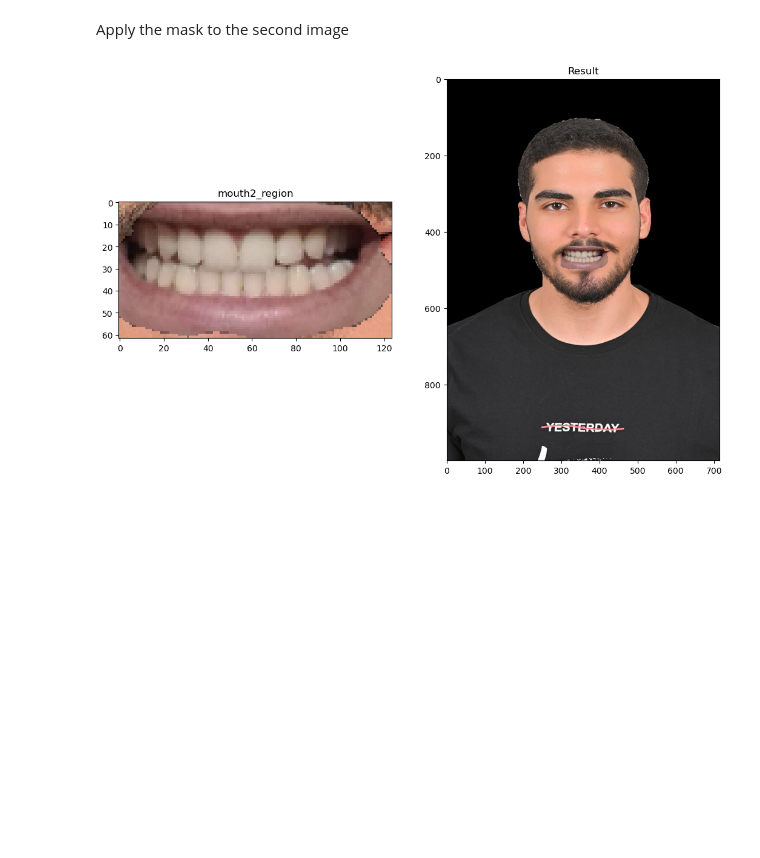
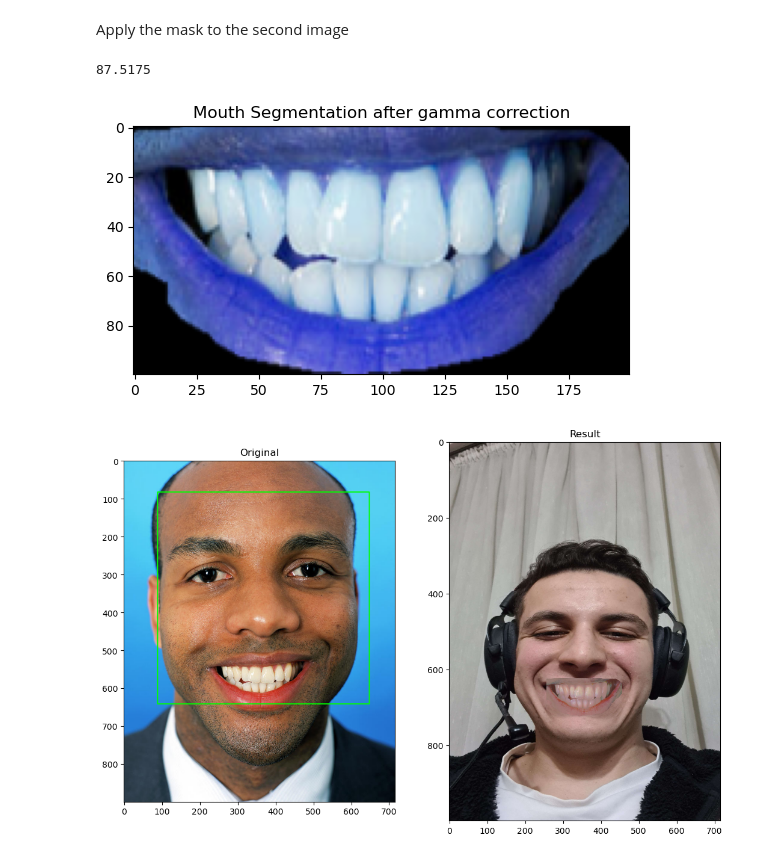
Before and after one commit to yosamah/Image-processing-project, a Jupyter notebook: Lab_1_std.ipynb, the cells around one changed output. Cells and saved outputs as stored; diff of their text form; code cells hidden in the pictures; blank space fills up the shorter version.

Commit message:
color blending

```diff
--- a/Lab_1_std.ipynb
+++ b/Lab_1_std.ipynb
@@ -288,7 +288,7 @@ def getThreshold(img):
 Reading the image and applying face detection using haar cascades
 # %%
 # Read the input image
-image_path = './images/img_me3.jpg'
+image_path = './images/img1.jpg'
 img = cv2.imread(image_path)
 #resize image 716x900
 img = cv2.resize(img, (716, 900))
@@ -726,7 +726,7 @@ cv2.destroyAllWindows()
 # %% [markdown]
 Loading the second image
 # %%
-image2_path = './images/amin2.png'
+image2_path = './images/img_me2.jpg'
 img2 = cv2.imread(image2_path)
 
 #resize image 716x900
@@ -772,38 +772,74 @@ for (x2, y2, w2, h2) in faces2:
     roi_gray_mouth_region_resized = cv2.resize(roi_gray_mouth_region, (mw2, mh2))
 
     im_mask = np.full(mouth2_region.shape, 255, dtype = np.uint8)
 
     center = (int(mouth_region_resized.shape[1]/2), int(mouth_region_resized.shape[0]/2))
 
     im_clone = cv2.seamlessClone(mouth2_region, mouth_region_resized, im_mask, center, cv2.MIXED_CLONE)
 
-    # cv2.imshow("clone", im_clone)
-    # cv2.waitKey(0)
-
     #USING THE SEAMLESS CLONE FUNCTION TO BLEND THE TWO IMAGES
     # put the mouth region in the second image
     # for i in range(mouth2_region.shape[0]):
     #     for j in range(mouth2_region.shape[1]):
     #         if roi_gray_mouth_region_resized[i][j] == 1:
     #             #blend colors
     #             mouth2_region[i][j] = im_clone[i][j]
 
+
+
+    #get the hsv values of the original image
+    hsv = cv2.cvtColor(mouth2_region, cv2.COLOR_RGB2HSV)
+
+    # Calculate mean values for saturation and value
+    s_mean = np.mean(hsv[:, :, 1])
+
+    # Print mean values (optional)
+    print(s_mean)
+
+    # Convert the resized mouth region to HSV
+    hsv_mouth_region_resized = cv2.cvtColor(mouth_region_resized, cv2.COLOR_BGR2HSV)
+
+    # Define maximum reduction factors for saturation and value
+    max_s_reduction = 0  # You can adjust this value based on your preference
+
+    # Adjust the saturation and value based on mean values with a maximum reduction factor
+    hsv_mouth_region_resized[:, :, 1] = hsv_mouth_region_resized[:, :, 1] * (
+        max(1 - max_s_reduction, s_mean / np.mean(hsv_mouth_region_resized[:, :, 1]))
+    )
+
+
+    # Convert the resized mouth region back to BGR
+    mouth_region_resized = cv2.cvtColor(hsv_mouth_region_resized, cv2.COLOR_HSV2BGR)
+
+    #show_images([mouth_region_resized], ['Mouth Segmentation after gamma correction'])
+
+    mouth2_region_copy = mouth2_region.copy()
+
+    mouth2_region_copy = cv2.cvtColor(mouth2_region, cv2.COLOR_BGR2RGB)
+
+    new_mouth_region = match_histograms(mouth_region_resized, mouth2_region,channel_axis=2)
+
+
     # put the mouth region in the second image
     for i in range(mouth2_region.shape[0]):
         for j in range(mouth2_region.shape[1]):
             if roi_gray_mouth_region_resized[i][j] == 1:
                 #blend colors
-                mouth2_region[i][j] = mouth_region_resized[i][j]
 
+                mouth2_region[i][j] = new_mouth_region[i][j]
+                #mouth2_region[i][j] = mouth_region_resized[i][j]
 
 img2 = cv2.cvtColor(img2, cv2.COLOR_BGR2RGB)
 mouth2_region = cv2.cvtColor(mouth2_region, cv2.COLOR_BGR2RGB)
 
-# cv2.imshow('mouth2_region', mouth2_region)
-# cv2.imshow('Result', img2)
-show_images([mouth2_region, img2], ['mouth2_region', 'Result'])
+
+show_images([mouth_region_resized], ['Mouth Segmentation after gamma correction'])
+img = cv2.cvtColor(img, cv2.COLOR_BGR2RGB)
+show_images([img,img2], ['Original','Result'])
 
 # cv2.waitKey(0)
 # cv2.destroyAllWindows()
 # %% [output]
+87.5175
-[figure, old version]
+[figure, new version]
+[figure, added]
```
Also changed, not shown: parts of 10 cells of this notebook, 1 other file.
